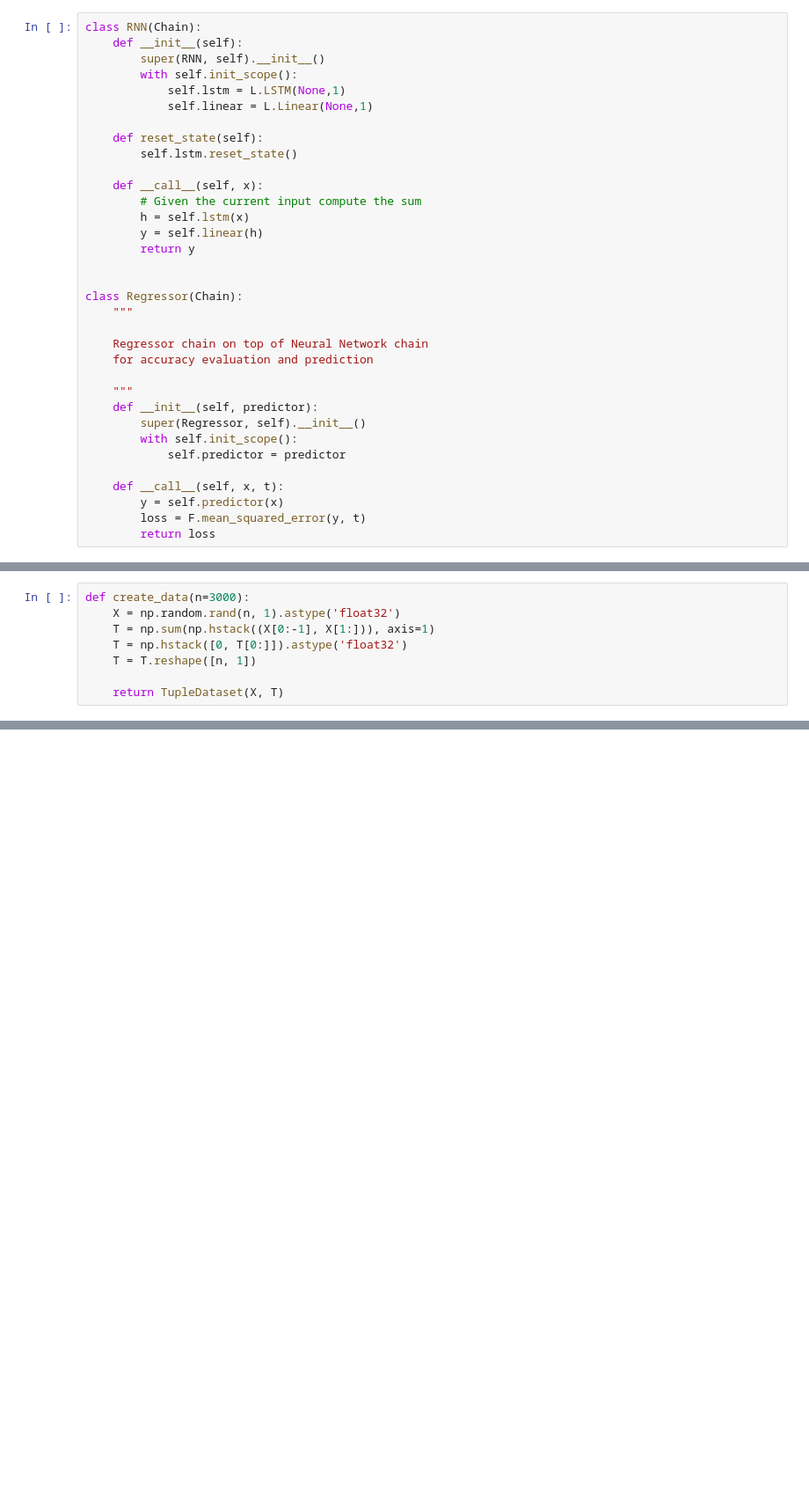
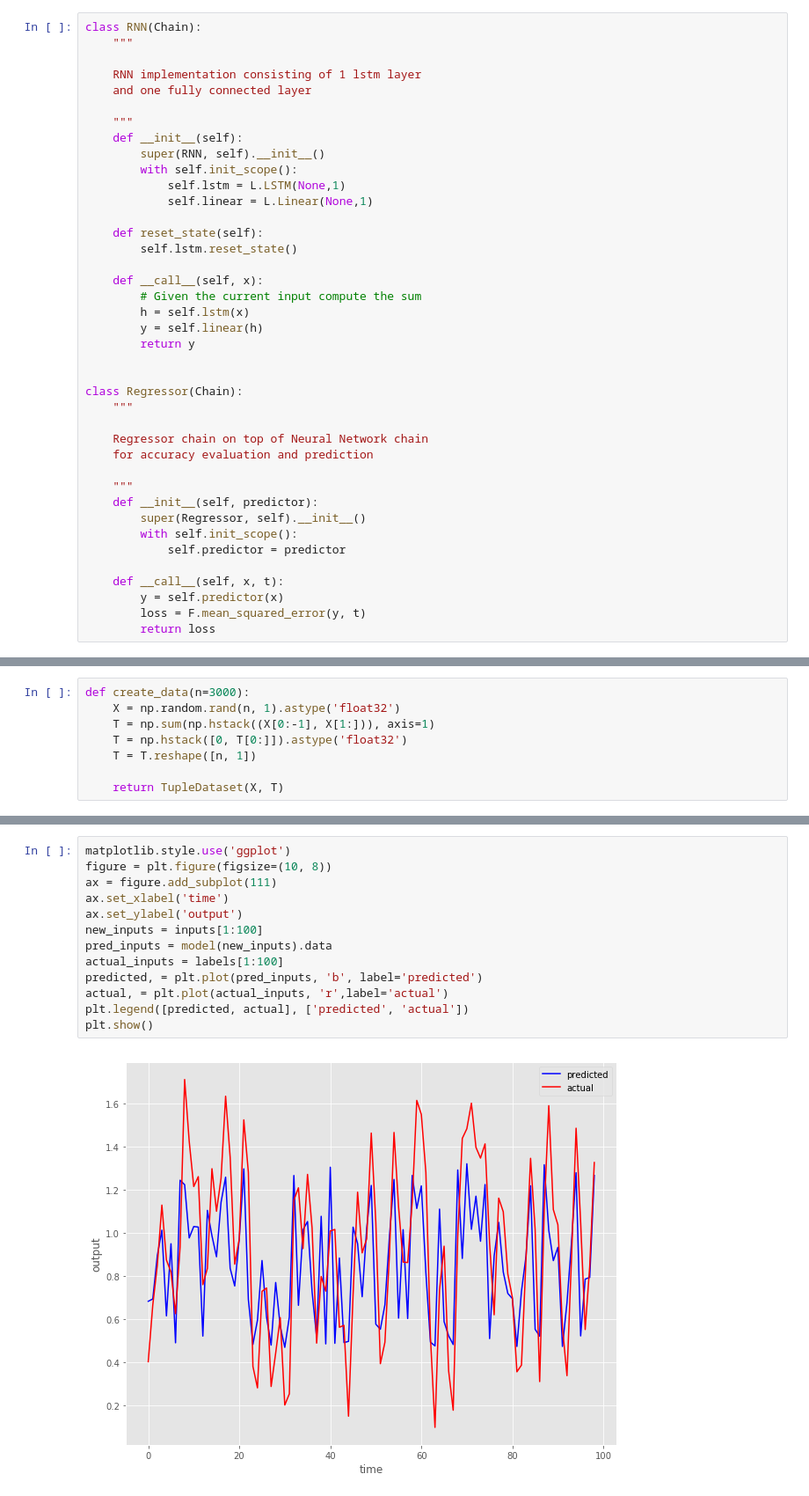
Before and after one commit to pieterwolfert/ccn, a Jupyter notebook: assignment3/assignment3.ipynb, the cells around one changed output, grey strips where cells are left out. Shown at 88% size. Saved outputs shown, nothing was run; the diff lists cells and outputs as text; blank space fills up the shorter version.

```diff
--- a/assignment3/assignment3.ipynb
+++ b/assignment3/assignment3.ipynb
@@ -23,6 +23,12 @@ from chainer.cuda import to_cpu
 ### Implementation of RNN
 # %%
 class RNN(Chain):
+    """
+
+    RNN implementation consisting of 1 lstm layer
+    and one fully connected layer
+
+    """
     def __init__(self):
         super(RNN, self).__init__()
         with self.init_scope():
@@ -154,0 +194,15 @@ plt.plot(plt2, 'r')
+# %%
+matplotlib.style.use('ggplot')
+figure = plt.figure(figsize=(10, 8))
+ax = figure.add_subplot(111)
+ax.set_xlabel('time')
+ax.set_ylabel('output')
+new_inputs = inputs[1:100]
+pred_inputs = model(new_inputs).data
+actual_inputs = labels[1:100]
+predicted, = plt.plot(pred_inputs, 'b', label='predicted')
+actual, = plt.plot(actual_inputs, 'r',label='actual')
+plt.legend([predicted, actual], ['predicted', 'actual'])
+plt.show()
+# %% [output]
+[figure, added]
```
Also changed, not shown: parts of 12 cells of this notebook.
